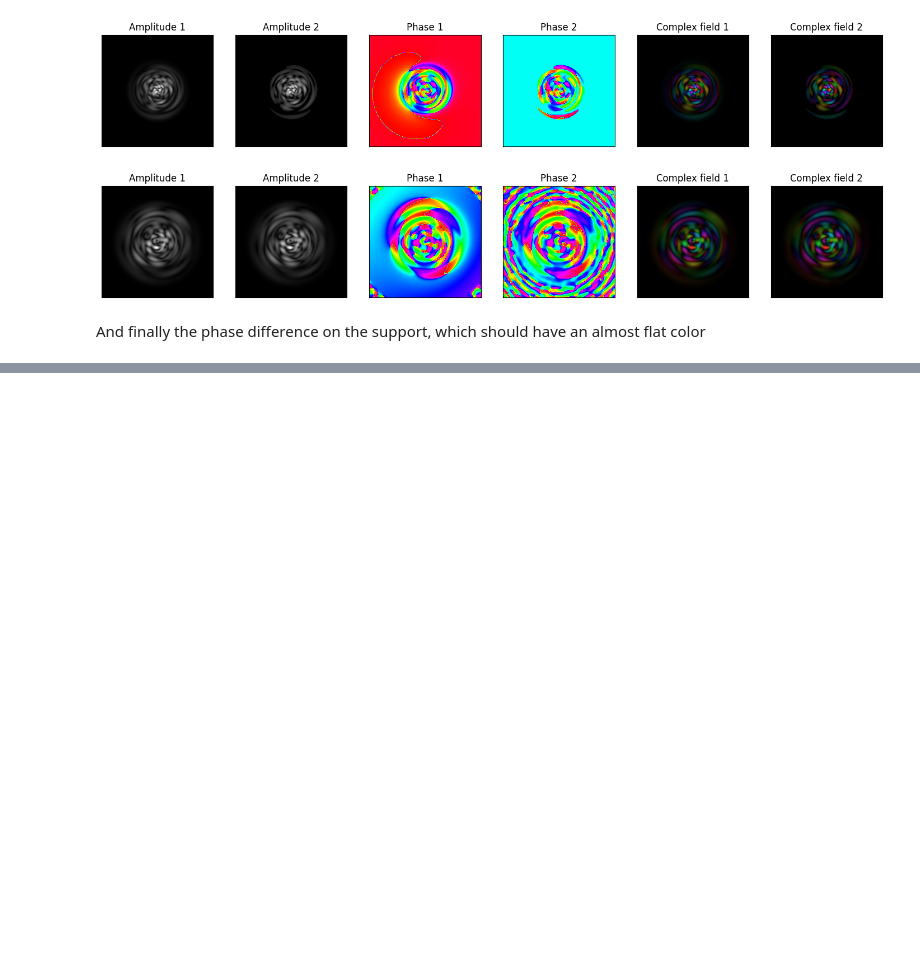
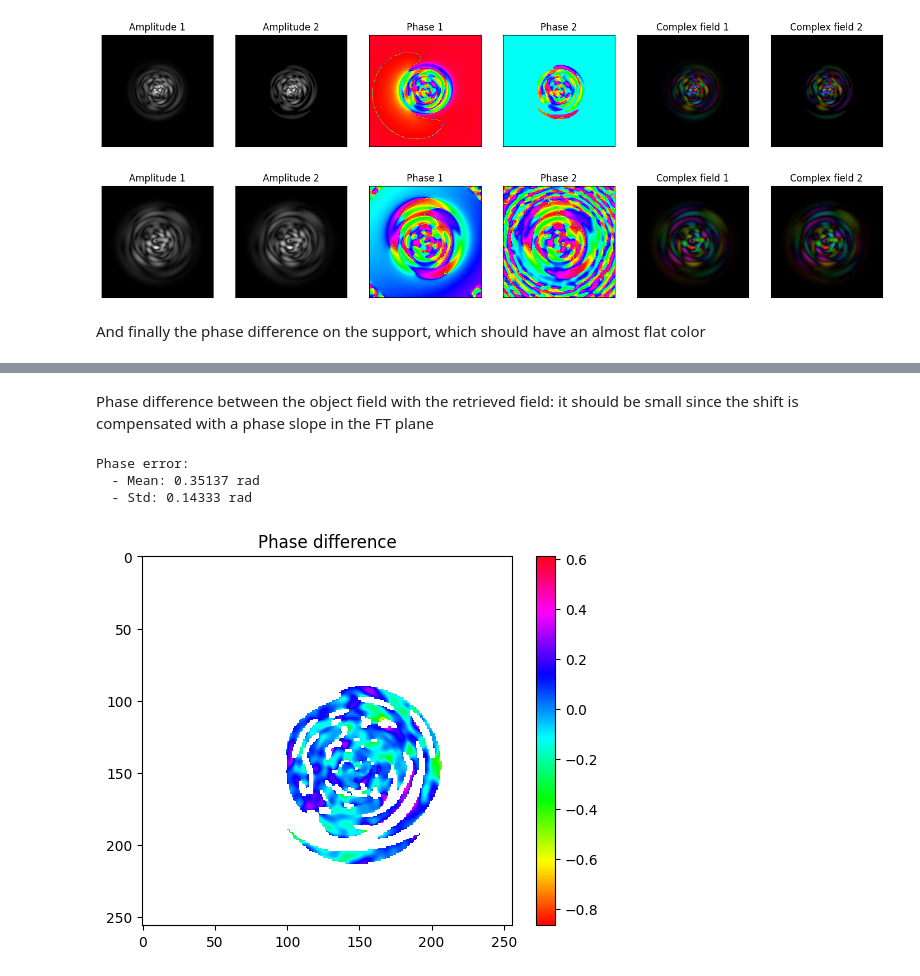
Before and after one commit to jysru/Speckle-Retrieval, a Jupyter notebook: notebooks/check_shift.ipynb, the cells around one changed output, grey strips where cells are left out. Drawn from its saved outputs; the diff is of its cells as text; code cells hidden in the pictures; blank space fills up the shorter version.

```diff
--- a/notebooks/check_shift.ipynb
+++ b/notebooks/check_shift.ipynb
@@ -188,0 +127,9 @@ plt.imshow(phi_diff, cmap='hsv')
+# %% [markdown]
+Phase difference between the object field with the retrieved field: it should be small since the shift is compensated with a phase slope in the FT plane
+# %%
+speckleret.plots.phase_difference(y_hat, field_with_shift, support)
+# %% [output]
+Phase error:
+  - Mean: 0.35137 rad
+  - Std: 0.14333 rad
+[figure, added]
```
Also changed, not shown: parts of 48 cells of this notebook.
